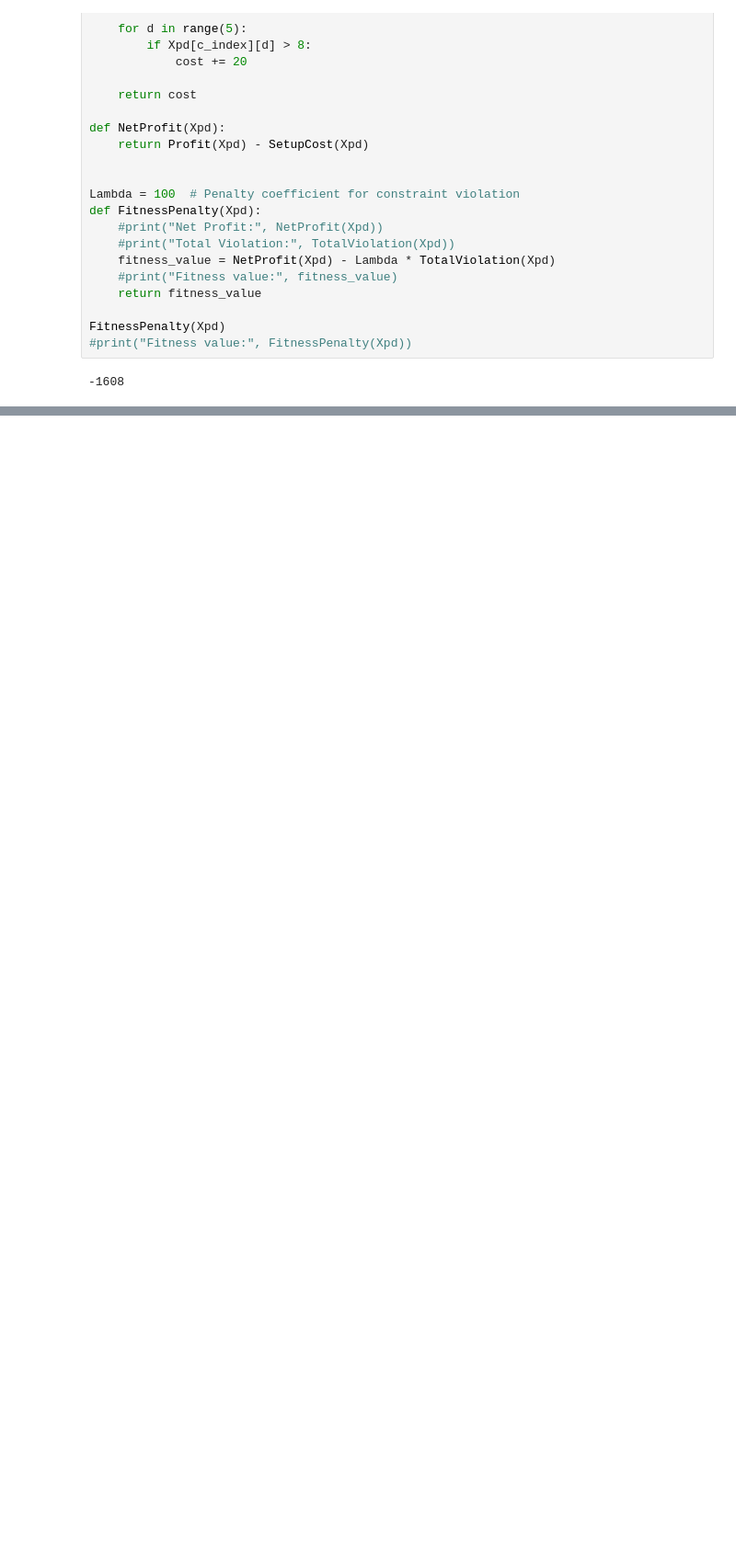
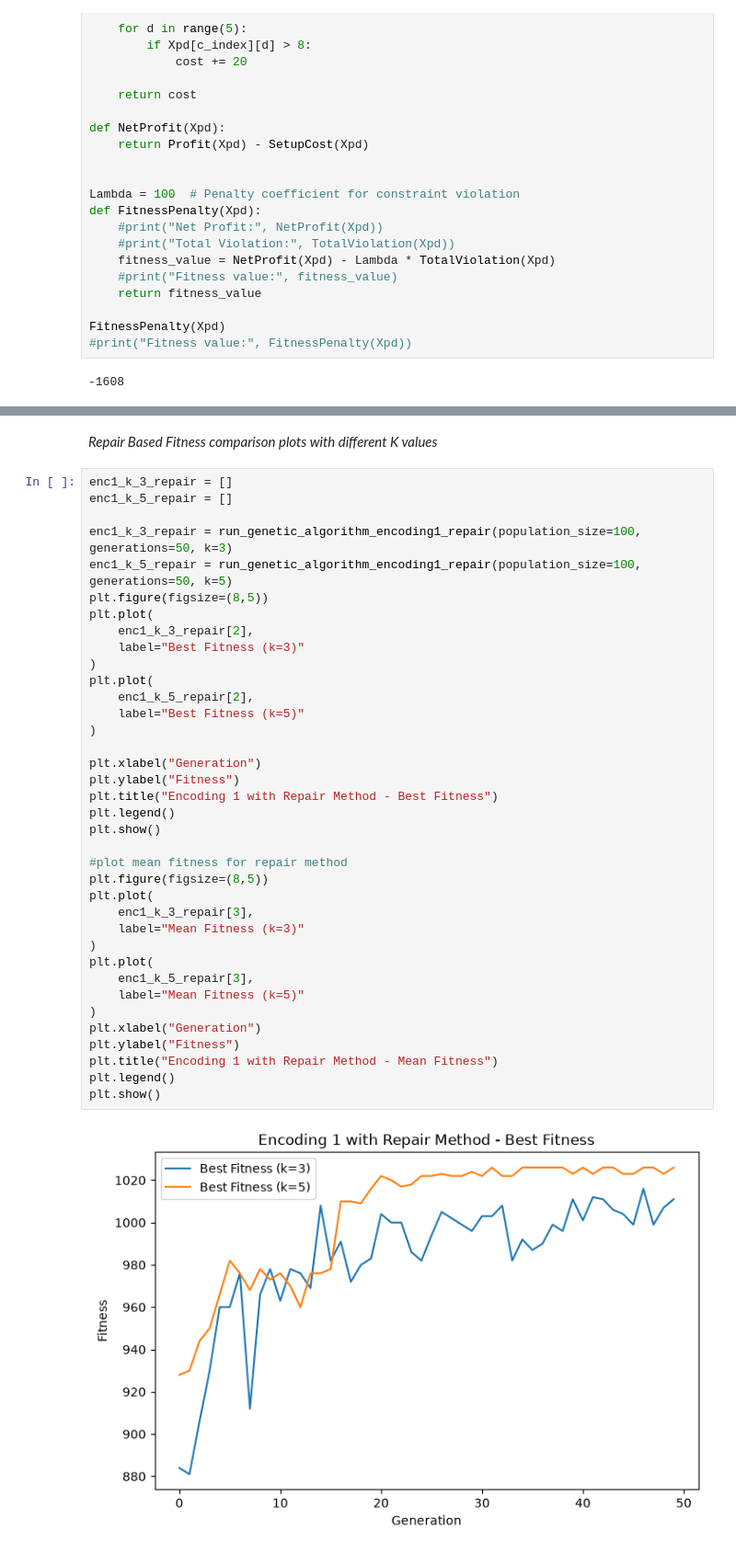
Before and after one commit to cbemanojece-prog/MyPythonProjects, a Jupyter notebook: EvolutionaryRobotics/EvoRob_MiniProject.ipynb, the cells around one changed output, grey strips where cells are left out. Shown at 92% size. Saved outputs shown, nothing was run; the diff lists cells and outputs as text; blank space fills up the shorter version.

```diff
--- a/EvolutionaryRobotics/EvoRob_MiniProject.ipynb
+++ b/EvolutionaryRobotics/EvoRob_MiniProject.ipynb
@@ -593,0 +449,41 @@ plt.show()
+# %% [markdown]
+*Repair Based Fitness comparison plots with different K values*
+# %%
+enc1_k_3_repair = []
+enc1_k_5_repair = []
+
+enc1_k_3_repair = run_genetic_algorithm_encoding1_repair(population_size=100, generations=50, k=3)
+enc1_k_5_repair = run_genetic_algorithm_encoding1_repair(population_size=100, generations=50, k=5)
+plt.figure(figsize=(8,5))
+plt.plot(
+    enc1_k_3_repair[2],
+    label="Best Fitness (k=3)"
+)
+plt.plot(
+    enc1_k_5_repair[2],
+    label="Best Fitness (k=5)"
+)
+
+plt.xlabel("Generation")
+plt.ylabel("Fitness")
+plt.title("Encoding 1 with Repair Method - Best Fitness")
+plt.legend()
+plt.show()
+
+#plot mean fitness for repair method
+plt.figure(figsize=(8,5))
+plt.plot(
+    enc1_k_3_repair[3],
+    label="Mean Fitness (k=3)"
+)
+plt.plot(
+    enc1_k_5_repair[3],
+    label="Mean Fitness (k=5)"
+)
+plt.xlabel("Generation")
+plt.ylabel("Fitness")
+plt.title("Encoding 1 with Repair Method - Mean Fitness")
+plt.legend()
+plt.show()
+# %% [output]
+[figure, added]
```
Also changed, not shown: parts of 29 cells of this notebook.
